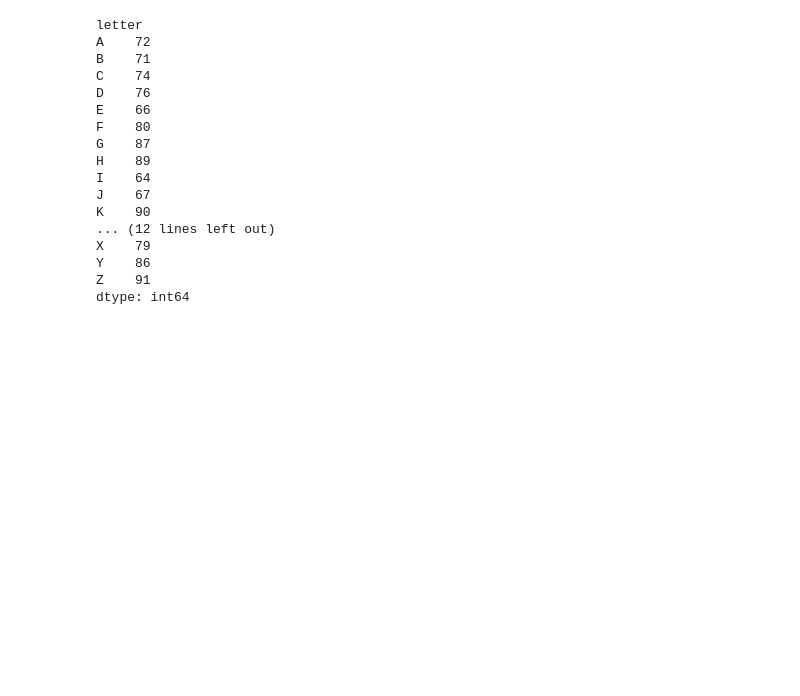
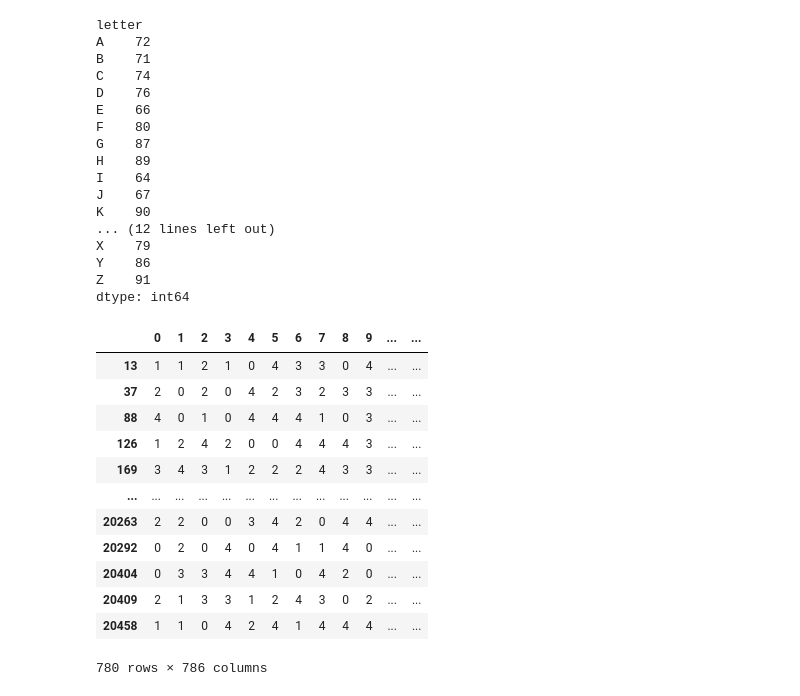
Before and after one commit to micro94/MNIST_project, a Jupyter notebook: MNIST_project.ipynb, the cells around one changed output. Saved outputs shown, nothing was run; the diff lists cells and outputs as text; code cells hidden in the pictures; blank space fills up the shorter version.

Commit message:
범주화 작업 후 digit 예측

```diff
--- a/MNIST_project.ipynb
+++ b/MNIST_project.ipynb
@@ -100,0 +109,50 @@ A = A.drop(['id','digit'],axis=1)
+# %%
+# 자동으로 어떻게 넣을까 생각해보기
+letter_Data =dict(list(train_df.groupby("letter")))
+data= list(letter_Data.keys())
+np.array(data)
+for i in data:
+    i = pd.DataFrame(letter_Data[i])
+# A 부터 체크해보기
+A =letter_Data["A"]
+# id,digit- 숫자는 일단 제거
+A = A.drop(['id'],axis=1)
+A_train_y = A["digit"]
+A_train_X = A.drop(["digit","letter"],axis=1)
+
+letter_Data_t =dict(list(test_df.groupby("letter")))
+data= list(letter_Data.keys())
+np.array(data)
+for i in data:
+    i = pd.DataFrame(letter_Data[i])
+
+A_t = letter_Data_t["A"]
+letter = letter_Data_t["A"]["letter"]
+letter =pd.DataFrame(letter)
+
+A_t =A_t.drop(["id","letter"],axis=1)
+
+rfc = RandomForestClassifier(n_estimators=100, criterion = "entropy")
+
+rfc.fit(A_train_X, A_train_y)
+prediction = rfc.predict(A_t)
+
+
+A_t["digit"]= prediction
+
+A = pd.concat([A_t,letter],axis=1)
+A
+# %% [output]
+|  | 0 | 1 | 2 | 3 | 4 | 5 | 6 | 7 | 8 | 9 | ... | ... |
+| 13 | 1 | 1 | 2 | 1 | 0 | 4 | 3 | 3 | 0 | 4 | ... | ... |
+| 37 | 2 | 0 | 2 | 0 | 4 | 2 | 3 | 2 | 3 | 3 | ... | ... |
+| 88 | 4 | 0 | 1 | 0 | 4 | 4 | 4 | 1 | 0 | 3 | ... | ... |
+| 126 | 1 | 2 | 4 | 2 | 0 | 0 | 4 | 4 | 4 | 3 | ... | ... |
+| 169 | 3 | 4 | 3 | 1 | 2 | 2 | 2 | 4 | 3 | 3 | ... | ... |
+| ... | ... | ... | ... | ... | ... | ... | ... | ... | ... | ... | ... | ... |
+| 20263 | 2 | 2 | 0 | 0 | 3 | 4 | 2 | 0 | 4 | 4 | ... | ... |
+| 20292 | 0 | 2 | 0 | 4 | 0 | 4 | 1 | 1 | 4 | 0 | ... | ... |
+| 20404 | 0 | 3 | 3 | 4 | 4 | 1 | 0 | 4 | 2 | 0 | ... | ... |
+| 20409 | 2 | 1 | 3 | 3 | 1 | 2 | 4 | 3 | 0 | 2 | ... | ... |
+| 20458 | 1 | 1 | 0 | 4 | 2 | 4 | 1 | 4 | 4 | 4 | ... | ... |
+780 rows × 786 columns
```
Also changed, not shown: parts of 32 cells of this notebook.
